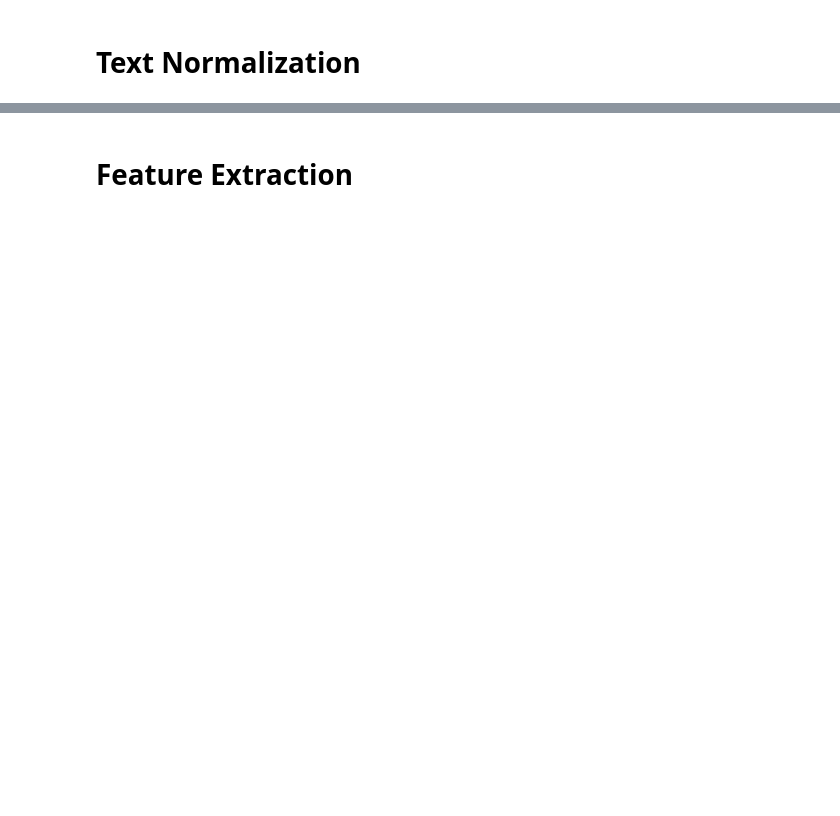
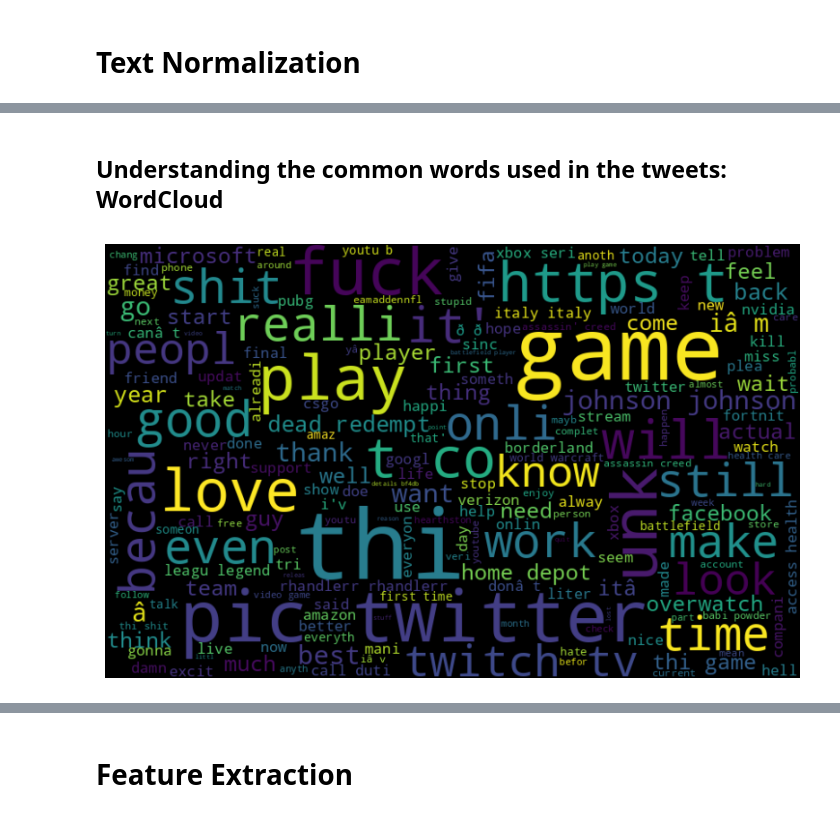
Before and after one commit to AylinNaebzadeh/Data-Mining-Assignments, a Jupyter notebook: Project-2/DataMining_Prj2.ipynb, the cells around one changed output, grey strips where cells are left out. Cells and saved outputs as stored; diff of their text form; code cells hidden in the pictures; blank space fills up the shorter version.

Commit message:
[add] : Some more steps to Pre-processing | Text Normalization | Feature Extraction

```diff
--- a/Project-2/DataMining_Prj2.ipynb
+++ b/Project-2/DataMining_Prj2.ipynb
@@ -391,4 +558,7 @@ Nothing was found...
 # %%
-combi['tidy_tweet'] = np.vectorize(remove_pattern)(combi['tidy_tweet'], "((www\. [\S] +) | (https? ://[\S] +))", '', opt="replace")
+combi['tidy_tweet'] = np.vectorize(remove_pattern)(combi['tidy_tweet'],
+                                                   r"(?i)\b((?:https?://|www\d{0,3}[.]|[a-z0-9.\-]+[.][a-z]{2,4}/)(?:[^\s()<>]+|\(([^\s()<>]+|(\([^\s()<>]+\)))*\))+(?:\(([^\s()<>]+|(\([^\s()<>]+\)))*\)|[^\s`!()\[\]{};:'\".,<>?«»“”‘’]))",
+                                                   '',
+                                                   opt="replace")
 combi['tidy_tweet'].head(10)
 # %% [output]
@@ -407,0 +570,3 @@ Name: tidy_tweet, dtype: object
+# %%
+tokenized_tweet = combi['tidy_tweet'].apply(lambda x: x.split()) # tokenizing
+tokenized_tweet.head()
@@ -407,0 +582,5 @@ Name: tidy_tweet, dtype: object
+# %%
+from nltk.stem.porter import *
+stemmer = PorterStemmer()
+# stemming
+tokenized_tweet = tokenized_tweet.apply(lambda x: [stemmer.stem(i) for i in x])
@@ -407,0 +598,4 @@ Name: tidy_tweet, dtype: object
+# %%
+for i in range(len(tokenized_tweet)):
+    tokenized_tweet[i] = ' '.join(tokenized_tweet[i])
+combi['tidy_tweet'] = tokenized_tweet
@@ -407,0 +624,2 @@ Name: tidy_tweet, dtype: object
+# %% [markdown]
+## Understanding the common words used in the tweets: WordCloud
@@ -407,0 +628,9 @@ Name: tidy_tweet, dtype: object
+# %%
+all_words = ' '.join([text for text in combi['tidy_tweet']])
+wordcloud = WordCloud(width=800, height=500, random_state=21, max_font_size=110).generate(all_words)
+plt.figure(figsize=(10, 7))
+plt.imshow(wordcloud, interpolation="bilinear")
+plt.axis('off')
+plt.show()
+# %% [output]
+[figure, added]
```
Also changed, not shown: parts of 65 cells of this notebook.
